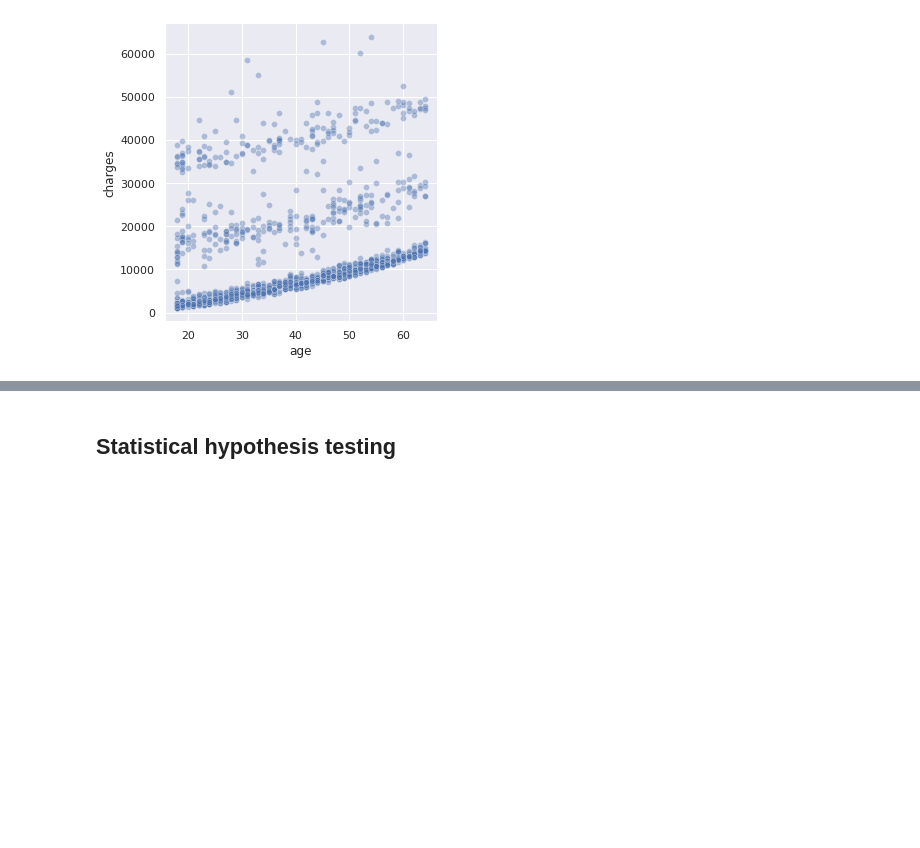
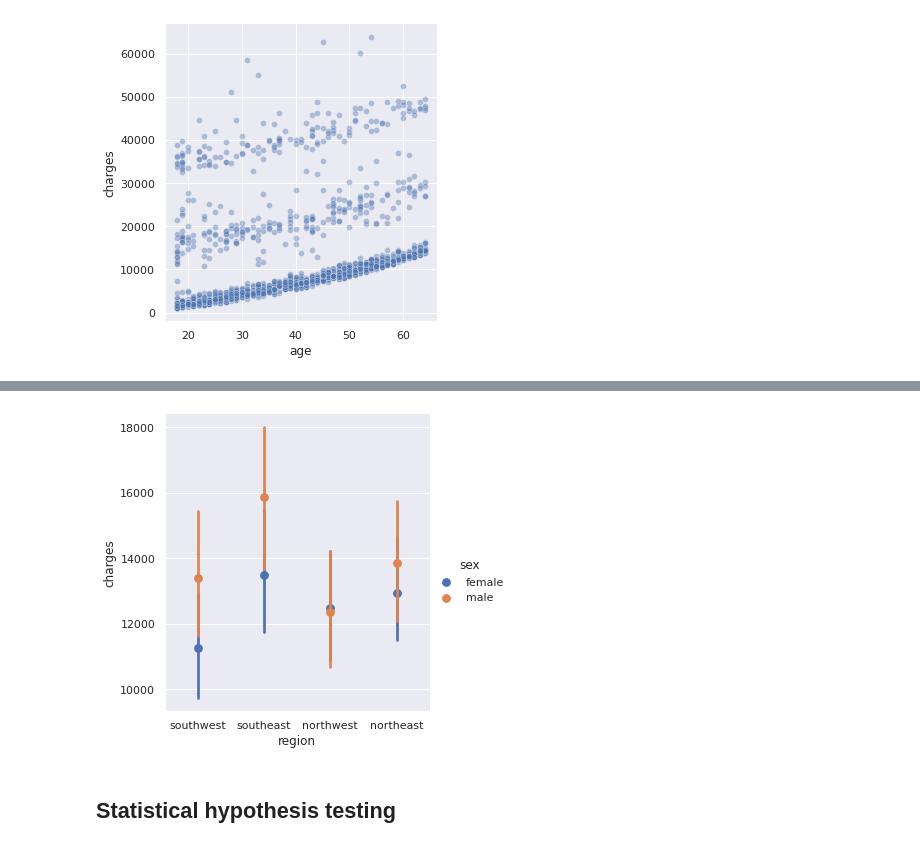
Before and after one commit to graceuche/northeastern-final-project, a Jupyter notebook: visual_analysis.ipynb, the cells around one changed output, grey strips where cells are left out. Cells and saved outputs as stored; diff of their text form; code cells hidden in the pictures; blank space fills up the shorter version.

```diff
--- a/visual_analysis.ipynb
+++ b/visual_analysis.ipynb
@@ -330,3 +342,12 @@ plt.show()
+# %%
+sns.catplot(x='region', y='charges',
+            data=insurance_premium,
+            hue='sex',
+            kind='point',
+            join=False) # use join to remove the lines connecting each points to help compare within the category group
+plt.show()
+# %% [output]
+[figure, added]
 # %% [markdown]
 ## Statistical hypothesis testing
 # %%
```
Also changed, not shown: parts of 4 cells of this notebook, 1 other file.
